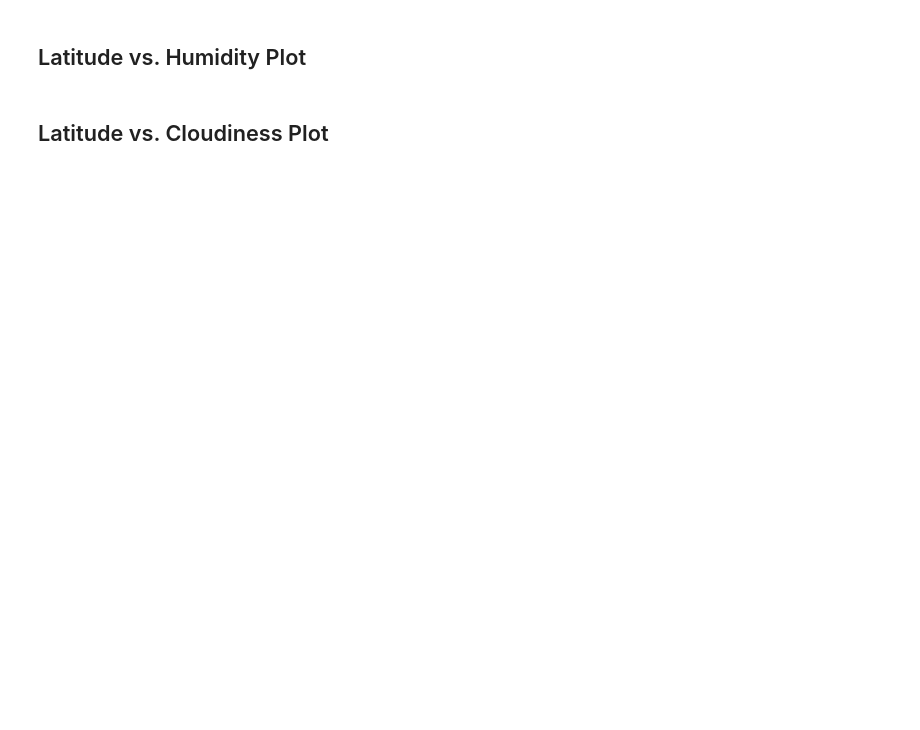
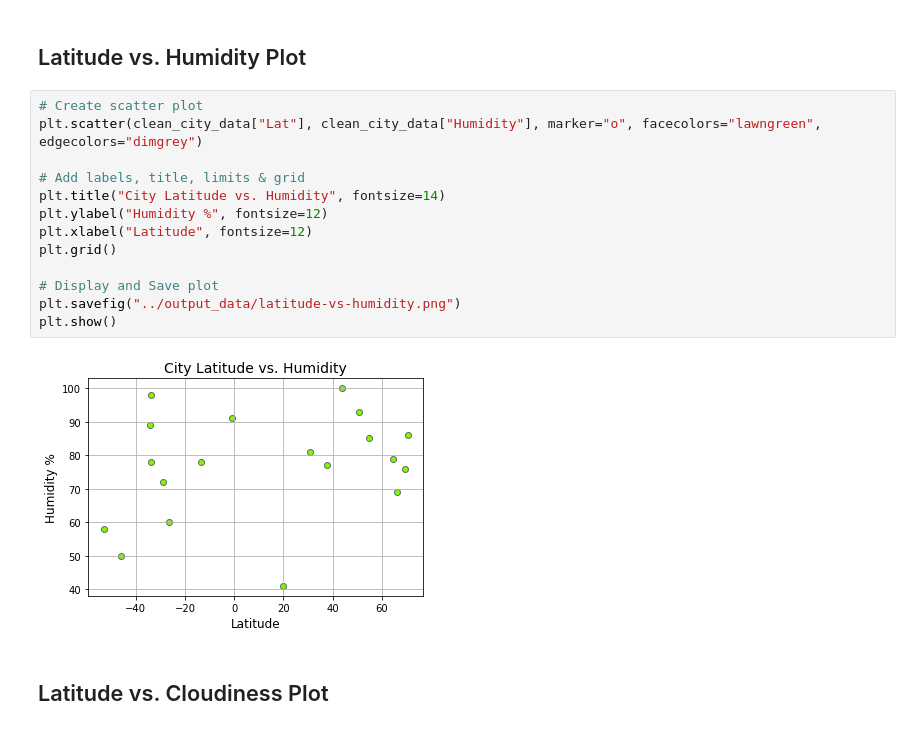
Before and after one commit to NHoyer95/python-api-challenge, a Jupyter notebook: WeatherPy/WeatherPy.ipynb, the cells around one changed output. Drawn from its saved outputs; the diff is of its cells as text; blank space fills up the shorter version.

```diff
--- a/WeatherPy/WeatherPy.ipynb
+++ b/WeatherPy/WeatherPy.ipynb
@@ -199,4 +201,19 @@ clean_city_data.head()
 # %% [markdown]
 ## Latitude vs. Humidity Plot
+# %%
+# Create scatter plot
+plt.scatter(clean_city_data["Lat"], clean_city_data["Humidity"], marker="o", facecolors="lawngreen", edgecolors="dimgrey")
+
+# Add labels, title, limits & grid
+plt.title("City Latitude vs. Humidity", fontsize=14)
+plt.ylabel("Humidity %", fontsize=12)
+plt.xlabel("Latitude", fontsize=12)
+plt.grid()
+
+# Display and Save plot
+plt.savefig("../output_data/latitude-vs-humidity.png")
+plt.show()
+# %% [output]
+[figure, added]
 # %% [markdown]
 ## Latitude vs. Cloudiness Plot
```
Also changed, not shown: parts of 8 cells of this notebook, 5 other files.
